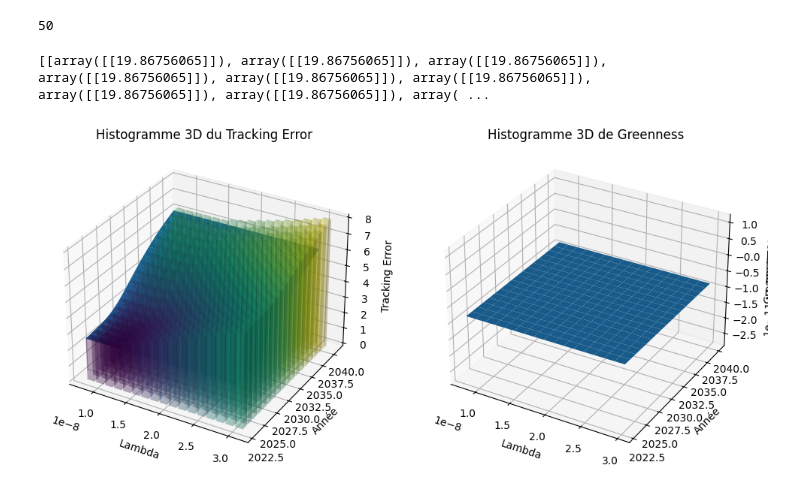
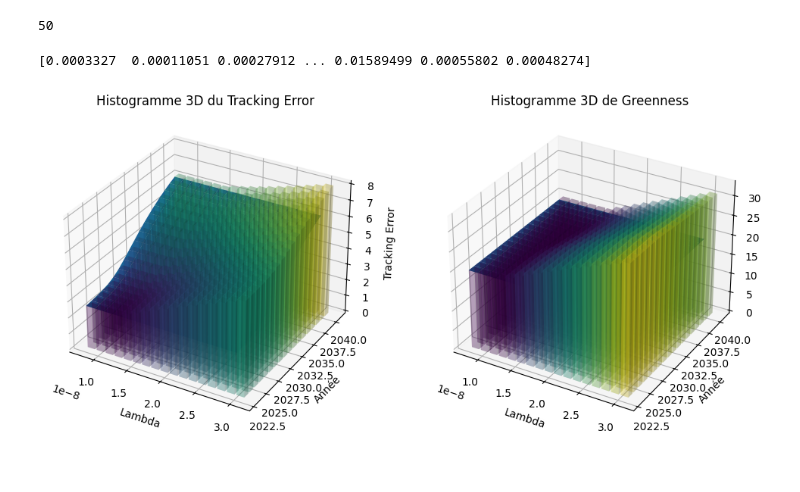
Before and after one commit to MoutetMaxime/net-zero-portfolio, a Jupyter notebook: optimization_lambda.ipynb, the cells around one changed output. Saved outputs shown, nothing was run; the diff lists cells and outputs as text; code cells hidden in the pictures.

```diff
--- a/optimization_lambda.ipynb
+++ b/optimization_lambda.ipynb
@@ -397,32 +397,32 @@ for year in range(len(R_)):
 # %%
 te_plot_green = [[np.sqrt(te_green[j][0][0])*1e4 for j in range(len(te_year[0]))] for i in range(len(te_year))]
 te_plot_green = np.array(te_plot_green).squeeze()
-
-green_plot_ = [[Green.T@x_list_green[j] for j in range(len(te_year[0]))] for i in range(len(x_list_year))]
+print(x_list_green[0])
+x_list_green = np.array(x_list_green).squeeze()
+green_plot_ = [[(Green.T)@(x_list_green[i]) for i in range(len(te_year[0]))] for j in range(len(x_list_year))]
 green_plot_ = np.array(green_plot_).squeeze()
-print(green_plot_)
 
 fig = plt.figure(figsize=(12, 8))
 ax1 = fig.add_subplot(121, projection='3d')
 ax2 = fig.add_subplot(122, projection='3d')
 
 # Création de l'histogramme 3D
 ax1.bar3d(xpos, ypos, zpos, dx, dy, dz1, color=colors1, shade=True, alpha = 0.2)
 ax1.plot_surface(lambdas_grid, years_grid, te_plot_green.T)
-#ax2.bar3d(xpos, ypos, zpos, dx, dy, dz2, color=colors2, shade=True, alpha = 0.2)
+ax2.bar3d(xpos, ypos, zpos, dx, dy, dz2, color=colors2, shade=True, alpha = 0.2)
 ax2.plot_surface(lambdas_grid, years_grid, green_plot_.T)
 
 # Labels et titre
 ax1.set_xlabel("Lambda")
 ax1.set_ylabel("Année")
 ax1.set_zlabel("Tracking Error")
 ax1.set_title("Histogramme 3D du Tracking Error")
 ax2.set_xlabel("Lambda")
 ax2.set_ylabel("Année")
 ax2.set_zlabel("Greenness")
 ax2.set_title("Histogramme 3D de Greenness")
 
 plt.show()
 # %% [output]
-[[array([[19.86756065]]), array([[19.86756065]]), array([[19.86756065]]), array([[19.86756065]]), array([[19.86756065]]), array([[19.86756065]]), array([[19.86756065]]), array([[19.86756065]]), array( ...
+[0.0003327  0.00011051 0.00027912 ... 0.01589499 0.00055802 0.00048274]
-[figure, old version]
+[figure, new version]
```
